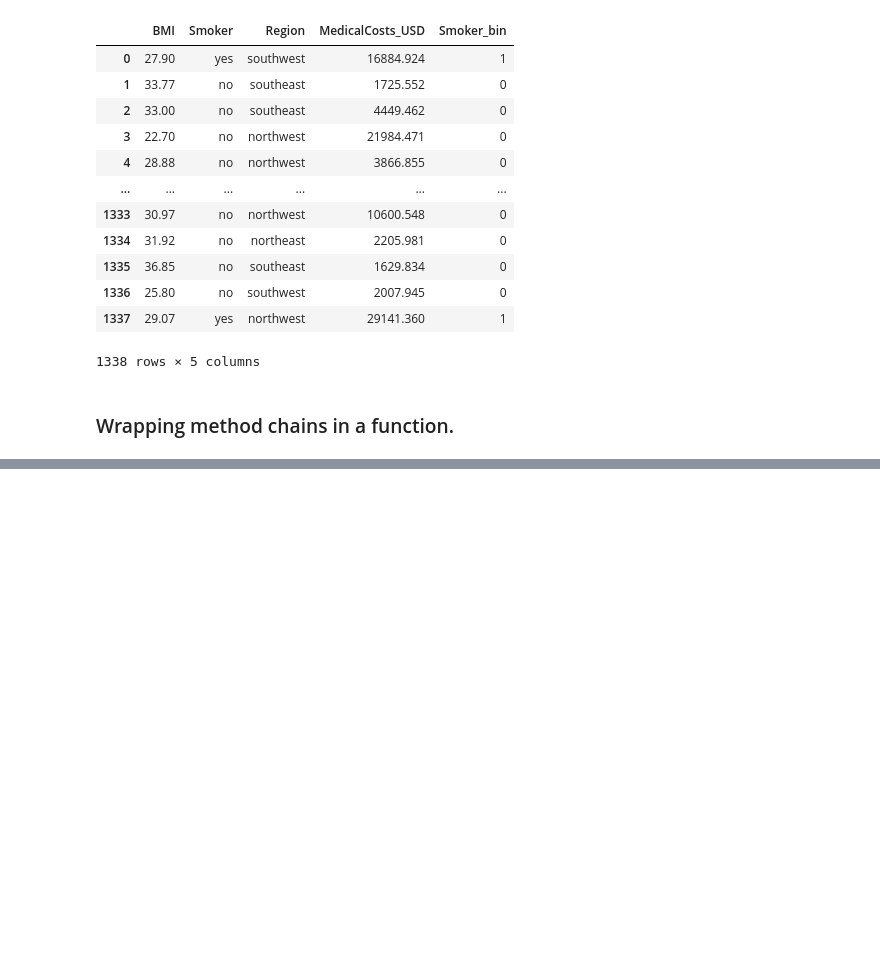
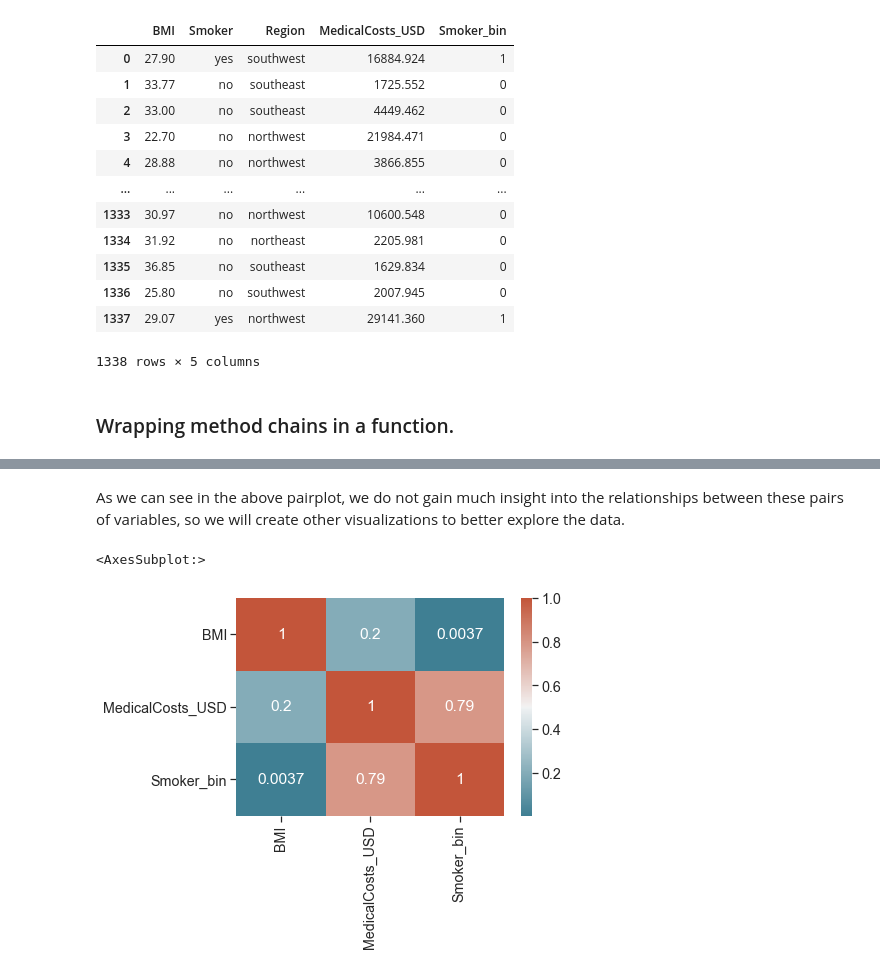
Before and after one commit to data301-2021-summer2/group29-project, a Jupyter notebook: analysis/Ishita Gupta/Milestone2.ipynb, the cells around one changed output, grey strips where cells are left out. Cells and saved outputs as stored; diff of their text form; code cells hidden in the pictures; blank space fills up the shorter version.

```diff
--- a/analysis/Ishita Gupta/Milestone2.ipynb
+++ b/analysis/Ishita Gupta/Milestone2.ipynb
@@ -112,0 +210,13 @@ def load_and_process(dataSet):
+# %% [markdown]
+As we can see in the above pairplot, we do not gain much insight into the relationships between these pairs of variables, so we will create other visualizations to better explore the data.
+# %%
+# This is a correlation matrix to analyze the relationship between the variables.
+
+corr = df.corr()# plot the heatmap
+sns.heatmap(corr, xticklabels=corr.columns, yticklabels=corr.columns, annot=True, cmap=sns.diverging_palette(220, 20, as_cmap=True))
+
+#Reference - This code was adapted from
+#   https://towardsdatascience.com/an-extensive-guide-to-exploratory-data-analysis-ddd99a03199e
+# %% [output]
+<AxesSubplot:>
+[figure, added]
```
Also changed, not shown: parts of 30 cells of this notebook, 2 other files.
